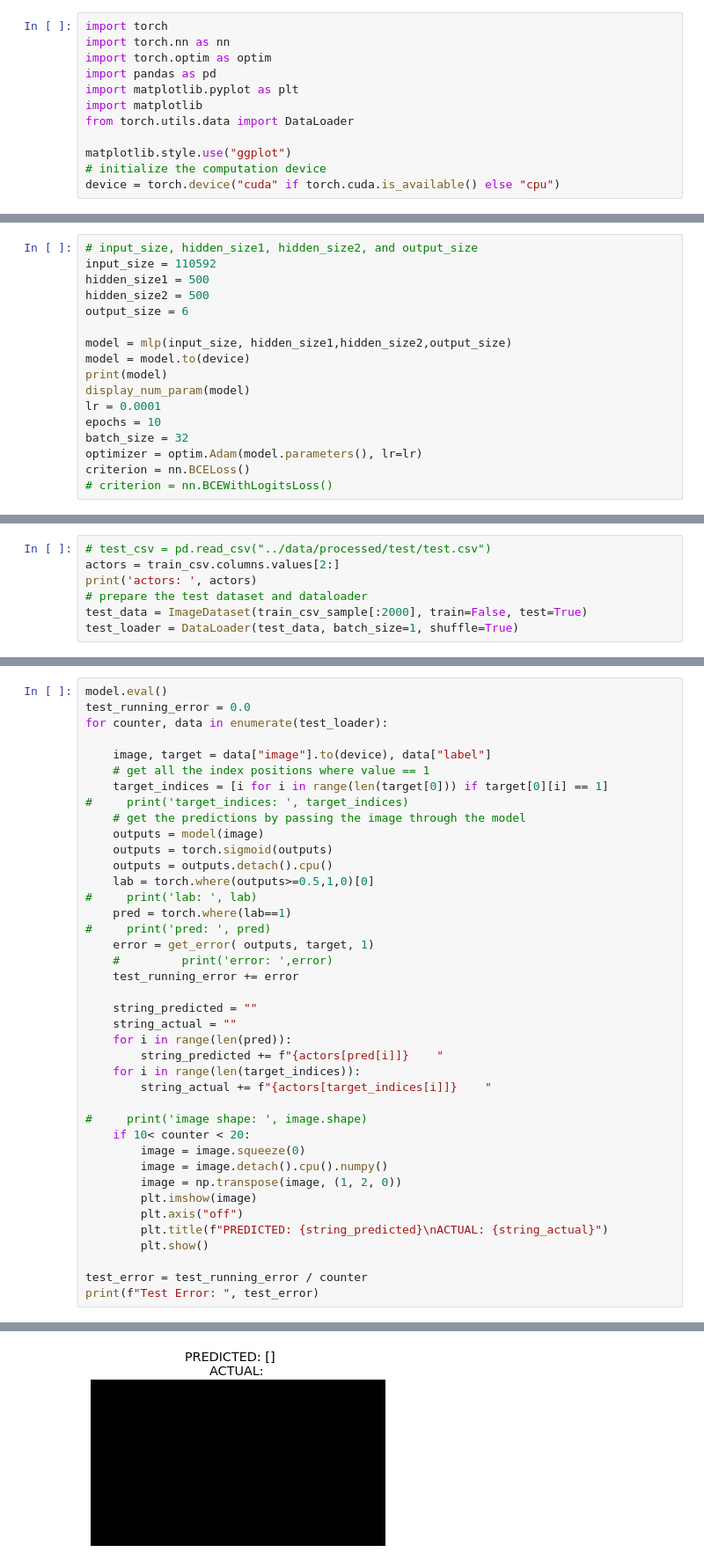
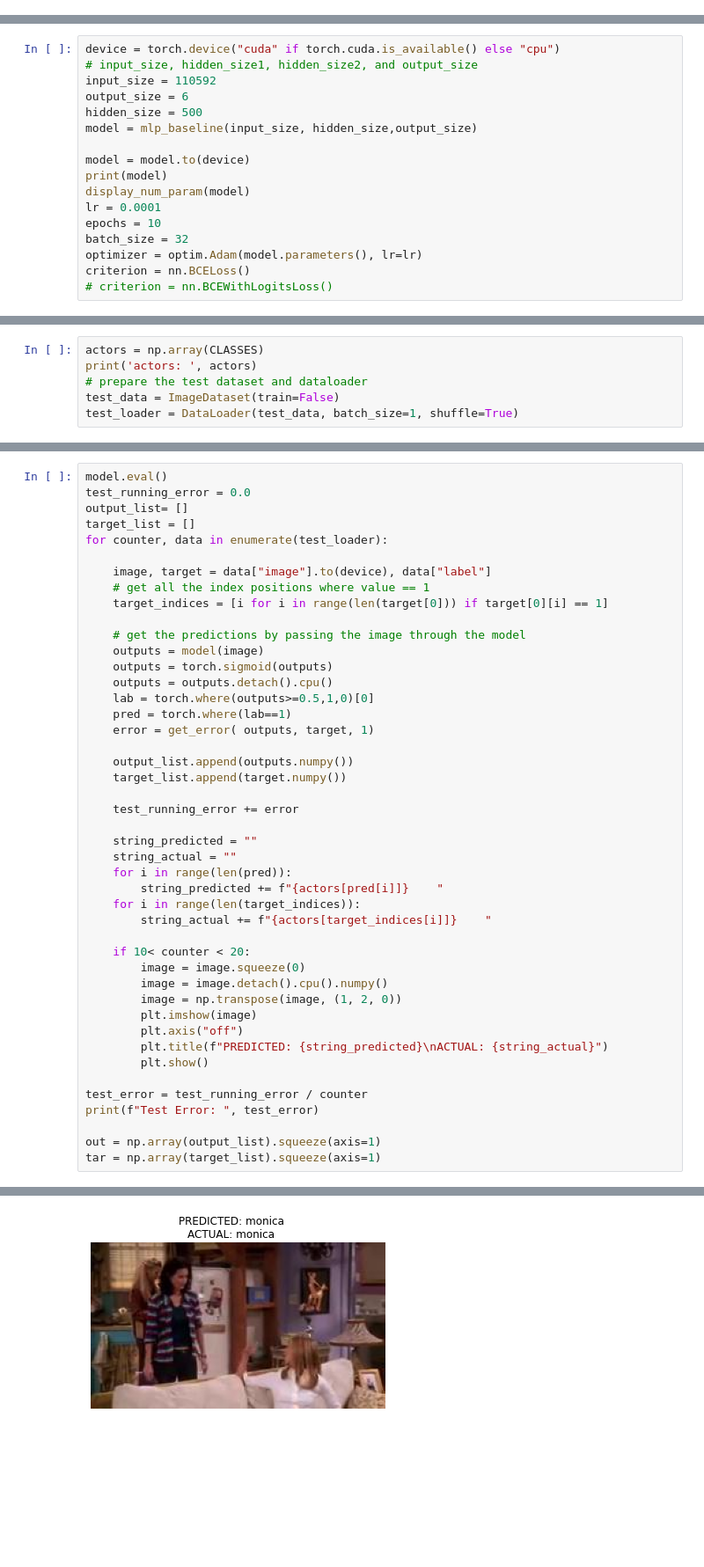
Before and after one commit to RishabhSheoran/nndl, a Jupyter notebook: notebooks/mlp_baseline.ipynb, the cells around one changed output, grey strips where cells are left out. Shown at 88% size. Saved outputs shown, nothing was run; the diff lists cells and outputs as text; blank space fills up the shorter version.

```diff
--- a/notebooks/mlp_baseline.ipynb
+++ b/notebooks/mlp_baseline.ipynb
@@ -171,12 +110,0 @@ def display_num_param(net):
-# %%
-import torch
-import torch.nn as nn
-import torch.optim as optim
-import pandas as pd
-import matplotlib.pyplot as plt
-import matplotlib
-from torch.utils.data import DataLoader
-
-matplotlib.style.use("ggplot")
-# initialize the computation device
-device = torch.device("cuda" if torch.cuda.is_available() else "cpu")
@@ -183,11 +113,11 @@ device = torch.device("cuda" if torch.cuda.is_available() else "cpu")
 # %%
+device = torch.device("cuda" if torch.cuda.is_available() else "cpu")
 # input_size, hidden_size1, hidden_size2, and output_size
 input_size = 110592
-hidden_size1 = 500
-hidden_size2 = 500
 output_size = 6
+hidden_size = 500
+model = mlp_baseline(input_size, hidden_size,output_size)
 
-model = mlp(input_size, hidden_size1,hidden_size2,output_size)
 model = model.to(device)
 print(model)
 display_num_param(model)
@@ -285,9 +209,8 @@ Validating
 # %%
-# test_csv = pd.read_csv("../data/processed/test/test.csv")
-actors = train_csv.columns.values[2:]
+actors = np.array(CLASSES)
 print('actors: ', actors)
 # prepare the test dataset and dataloader
-test_data = ImageDataset(train_csv_sample[:2000], train=False, test=True)
+test_data = ImageDataset(train=False)
 test_loader = DataLoader(test_data, batch_size=1, shuffle=True)
 # %% [output]
 actors:  ['chandler' 'joey' 'monica' 'phoebe' 'rachel' 'ross']
@@ -295,22 +218,25 @@ Number of validation images: 401
 # %%
 model.eval()
 test_running_error = 0.0
+output_list= []
+target_list = []
 for counter, data in enumerate(test_loader):
 
     image, target = data["image"].to(device), data["label"]
     # get all the index positions where value == 1
     target_indices = [i for i in range(len(target[0])) if target[0][i] == 1]
-#     print('target_indices: ', target_indices)
+
     # get the predictions by passing the image through the model
     outputs = model(image)
     outputs = torch.sigmoid(outputs)
     outputs = outputs.detach().cpu()
     lab = torch.where(outputs>=0.5,1,0)[0]
-#     print('lab: ', lab)
     pred = torch.where(lab==1)
-#     print('pred: ', pred)
     error = get_error( outputs, target, 1)
-    #         print('error: ',error)
+
+    output_list.append(outputs.numpy())
+    target_list.append(target.numpy())
+
     test_running_error += error
 
     string_predicted = ""
@@ -320,7 +246,6 @@ for counter, data in enumerate(test_loader):
     for i in range(len(target_indices)):
         string_actual += f"{actors[target_indices[i]]}    "
 
-#     print('image shape: ', image.shape)
     if 10< counter < 20:
         image = image.squeeze(0)
         image = image.detach().cpu().numpy()
@@ -332,4 +257,7 @@ for counter, data in enumerate(test_loader):
 
 test_error = test_running_error / counter
 print(f"Test Error: ", test_error)
+
+out = np.array(output_list).squeeze(axis=1)
+tar = np.array(target_list).squeeze(axis=1)
 # %% [output]
@@ -343 +271 @@ print(f"Test Error: ", test_error)
-[figure, old version]
+[figure, new version]
```
Also changed, not shown: parts of 25 cells of this notebook, 3 other files.
